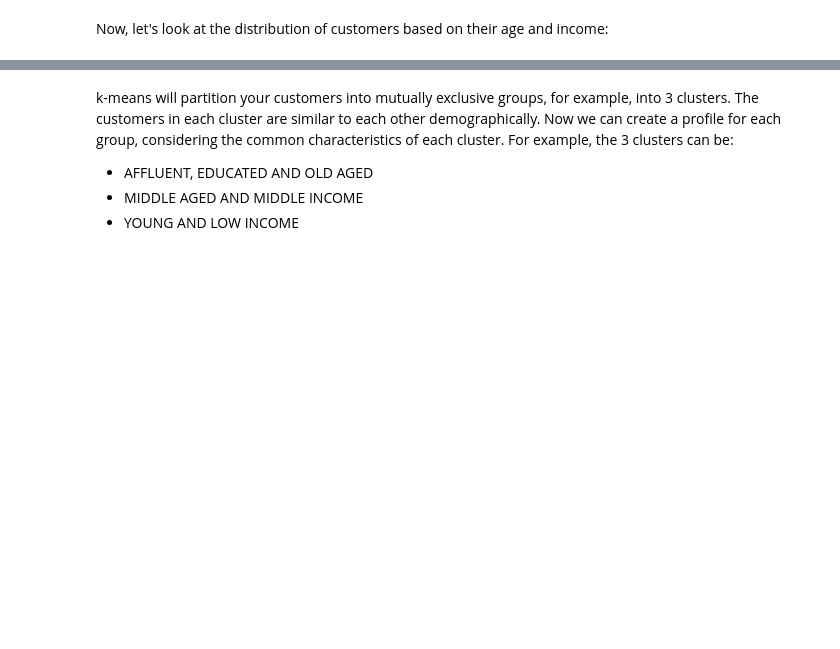
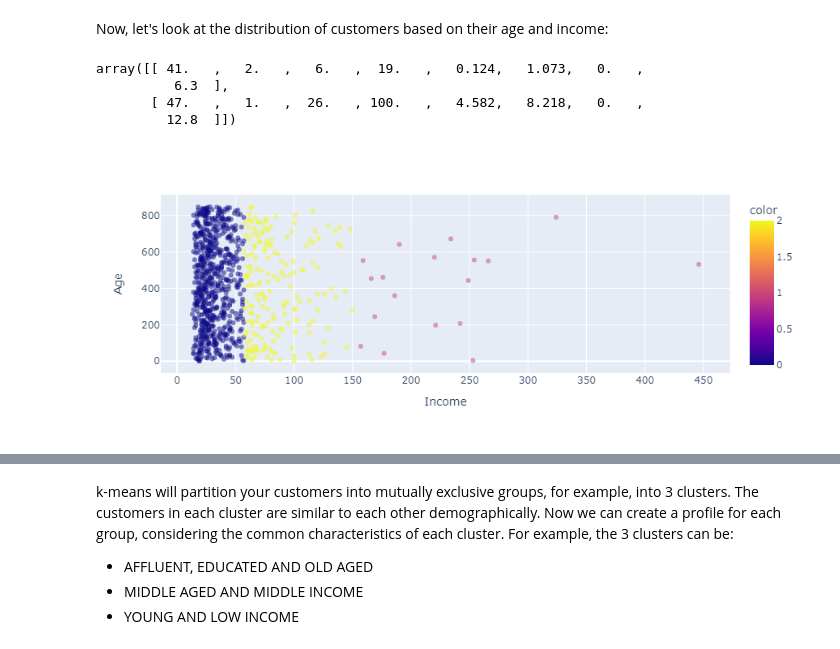
Before and after one commit to imabiodun/Coursera, a Jupyter notebook: Clusters_K-Means-Customer-Seg.ipynb, the cells around one changed output, grey strips where cells are left out. Saved outputs shown, nothing was run; the diff lists cells and outputs as text; code cells hidden in the pictures; blank space fills up the shorter version.

```diff
--- a/Clusters_K-Means-Customer-Seg.ipynb
+++ b/Clusters_K-Means-Customer-Seg.ipynb
@@ -306,0 +318,4 @@ cust_df.head()
+# %%
+import pandas as pd
+cust_df = pd.read_csv('Customers.csv')
+cust_df.head()
@@ -316,7 +371,7 @@ df.head()
 Now let's normalize the dataset. But why do we need normalization in the first place? Normalization is a statistical method that helps mathematical-based algorithms to interpret features with different magnitudes and distributions equally. We use __StandardScaler()__ to normalize our dataset.
 # %%
 from sklearn.preprocessing import StandardScaler
-X = df.values[:,1:]
-X = np.nan_to_num(X)
-Clus_dataSet = StandardScaler().fit_transform(X)
+X_ = df.values[:,1:]
+X_ = np.nan_to_num(X_)
+Clus_dataSet = StandardScaler().fit_transform(X_)
 Clus_dataSet
@@ -329,6 +398,6 @@ Let's apply k-means on our dataset, and take a look at cluster labels.
 # %%
 clusterNum = 3
 k_means = KMeans(init = "k-means++", n_clusters = clusterNum, n_init = 12)
-k_means.fit(X)
+k_means.fit(X_)
 labels = k_means.labels_
 print(labels)
@@ -348,3 +450,16 @@ Now, let's look at the distribution of customers based on their age and income:
+# %%
+X[:2]
+# %% [output]
+array([[ 41.   ,   2.   ,   6.   ,  19.   ,   0.124,   1.073,   0.   ,
+          6.3  ],
+       [ 47.   ,   1.   ,  26.   , 100.   ,   4.582,   8.218,   0.   ,
+         12.8  ]])
+# %%
+# fig=plt.figure()
+ax_=px.scatter(X[:, 1], X[:, 3], color=labels, opacity=0.5)
+ax_.update_layout(xaxis_title='Income',yaxis_title='Age')
+# %% [output]
+[figure, added]
 # %%
 area = np.pi * ( X[:, 1])**2
 plt.scatter(X[:, 0], X[:, 3], s=area, c=labels.astype(np.float), alpha=0.5)
```
Also changed, not shown: parts of 20 cells of this notebook.
